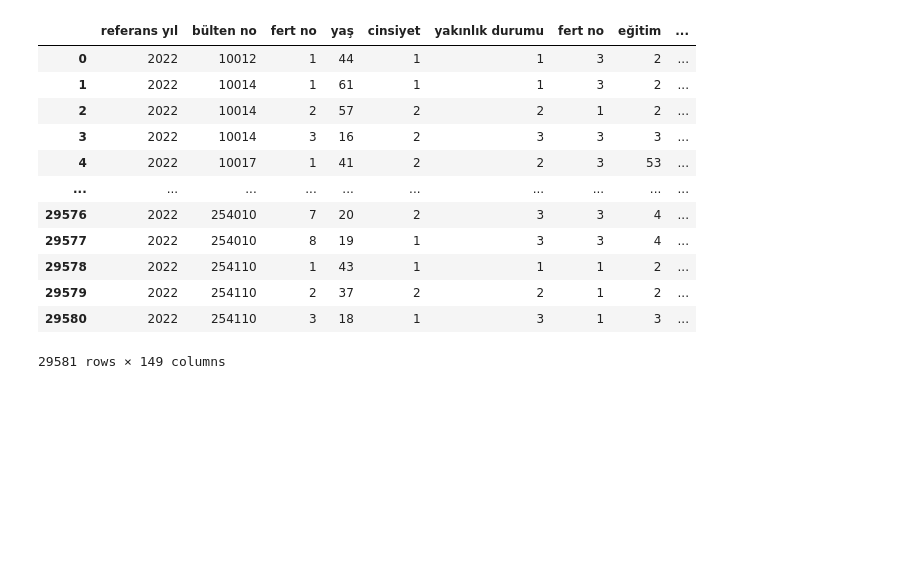
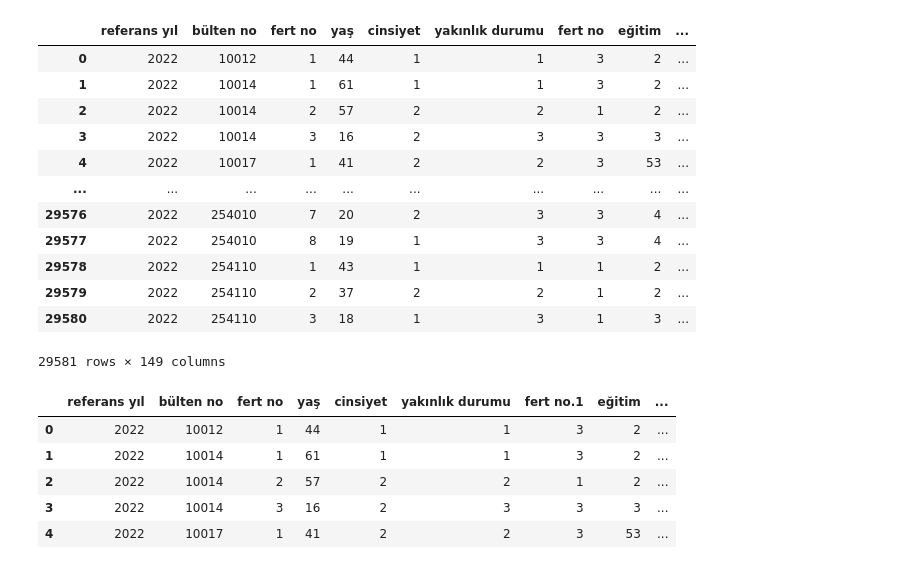
Before and after one commit to dilarasenay/hanehalki-bilisim-teknolojileri-tuik, a Jupyter notebook: 2022yilifert.ipynb, the cells around one changed output. Drawn from its saved outputs; the diff is of its cells as text; code cells hidden in the pictures; blank space fills up the shorter version.

```diff
--- a/2022yili.ipynb
+++ b/2022yilifert.ipynb
@@ -307,3 +307,14 @@ df
 | 29579 | 2022 | 254110 | 2 | 37 | 2 | 2 | 1 | 2 | ... |
 | 29580 | 2022 | 254110 | 3 | 18 | 1 | 3 | 1 | 3 | ... |
 29581 rows × 149 columns
+# %%
+df.to_csv(r"C:\Users\dilara\Desktop\Hane halkı bilişim tüik\fert bilişim temiz veriler\2022temizfertbilişim.csv", index=False)
+aa = pd.read_csv(r"C:\Users\dilara\Desktop\Hane halkı bilişim tüik\fert bilişim temiz veriler\2022temizfertbilişim.csv")
+aa.head()
+# %% [output]
+|  | referans yıl | bülten no | fert no | yaş | cinsiyet | yakınlık durumu | fert no.1 | eğitim | ... |
+| 0 | 2022 | 10012 | 1 | 44 | 1 | 1 | 3 | 2 | ... |
+| 1 | 2022 | 10014 | 1 | 61 | 1 | 1 | 3 | 2 | ... |
+| 2 | 2022 | 10014 | 2 | 57 | 2 | 2 | 1 | 2 | ... |
+| 3 | 2022 | 10014 | 3 | 16 | 2 | 3 | 3 | 3 | ... |
+| 4 | 2022 | 10017 | 1 | 41 | 2 | 2 | 3 | 53 | ... |
```
Also changed, not shown: 23 other files.
